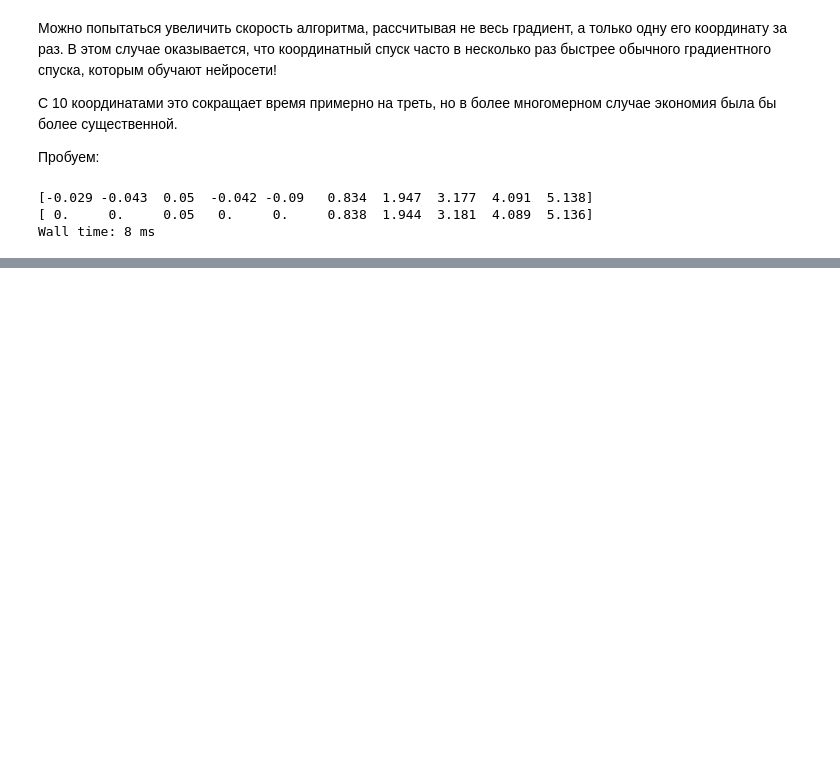
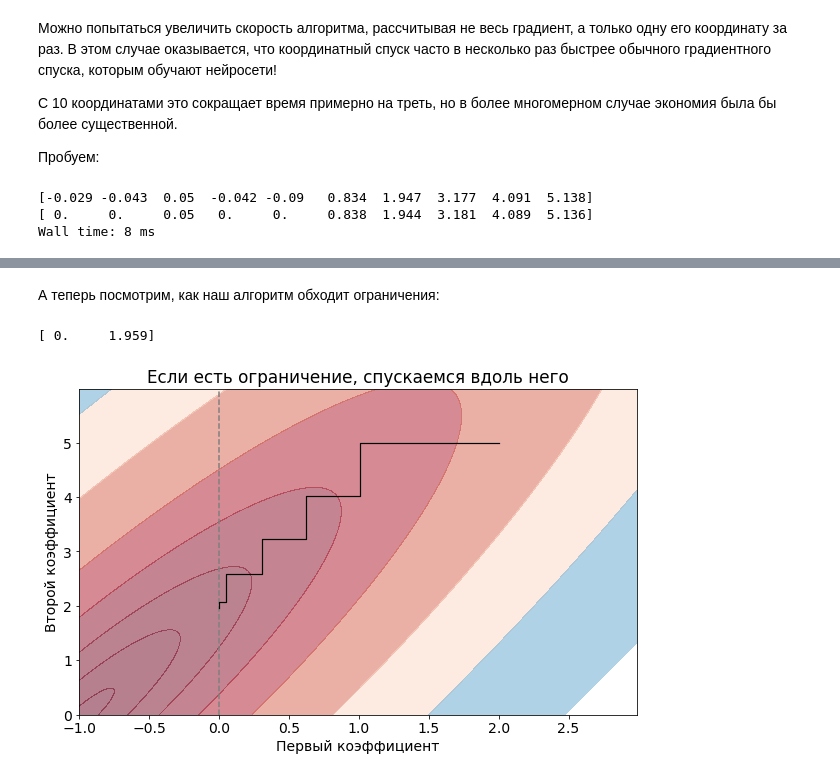
Before and after one commit to avidale/weirdMath, a Jupyter notebook: coordinate_descent_ru.ipynb, the cells around one changed output, grey strips where cells are left out. Cells and saved outputs as stored; diff of their text form; code cells hidden in the pictures; blank space fills up the shorter version.

```diff
--- a/coordinate_descent_ru.ipynb
+++ b/coordinate_descent_ru.ipynb
@@ -125,0 +128,42 @@ plt.title('Координатный спуск кодится просто, а
+# %% [markdown]
+А теперь посмотрим, как наш алгоритм обходит ограничения:
+# %%
+np.random.seed(1)
+n = 1000
+X = np.random.normal(size=(n, 2))
+X[:,0]-=X[:,1] * 2 # correlated X for more fun!
+y = np.dot(X, [-1, 0.001]) + np.random.normal(size=n, scale=3)
+
+beta = np.array([2, 5]).astype(float)
+prev_beta = beta + 1
+# improve the solution by restricted coordinate-wise Newton descent
+hessian = np.dot(X.transpose(), X)
+betas = [beta.copy()]
+while not (np.abs(prev_beta - beta)<1e-20).all():
+    prev_beta = beta.copy()
+    for i in range(len(beta)):
+        grad = np.dot(np.dot(X,beta) - y, X)
+        beta[i] = np.maximum(0, beta[i]-grad[i] / hessian[i,i])
+        betas.append(beta.copy())
+print(beta.round(3))
+betas_history = np.vstack(betas)
+
+h = 0.01
+xx, yy = np.meshgrid(np.arange(-1, 3, h), np.arange(0, 6, h))
+Z = np.mean((y[:, np.newaxis] - np.dot(X, np.vstack([xx.ravel(), yy.ravel()])))**2, axis=0)
+Z = Z.reshape(xx.shape)
+cm = plt.cm.RdBu
+plt.figure(figsize=(10, 6))
+plt.contourf(xx, yy, Z, cmap=cm, alpha=0.5, levels=[8, 8.55, 9, 10, 12, 16, 25, 40, 70])
+
+yl = plt.ylim()
+plt.vlines(0, *yl, linestyle='--', color='grey')
+plt.ylim(yl)
+
+plt.plot(betas_history[:,0], betas_history[:,1], color='k', lw=1.2)
+plt.xlabel('Первый коэффициент')
+plt.ylabel('Второй коэффициент')
+plt.title('Если есть ограничение, спускаемся вдоль него');
+# %% [output]
+[ 0.     1.959]
+[figure, added]
```
Also changed, not shown: parts of 3 cells of this notebook.
